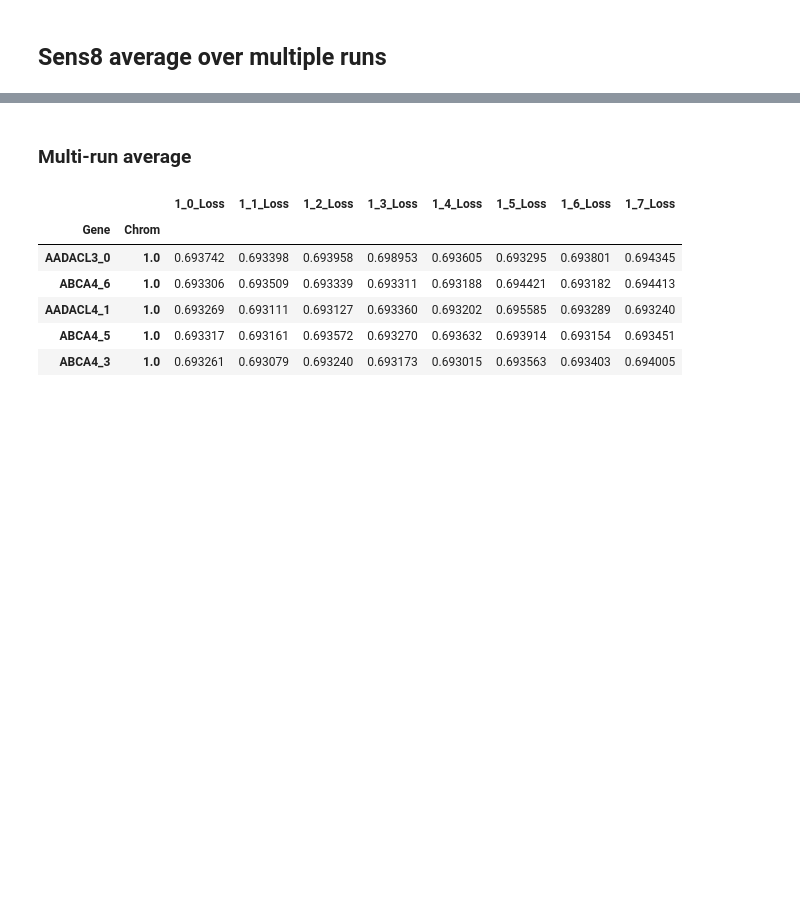
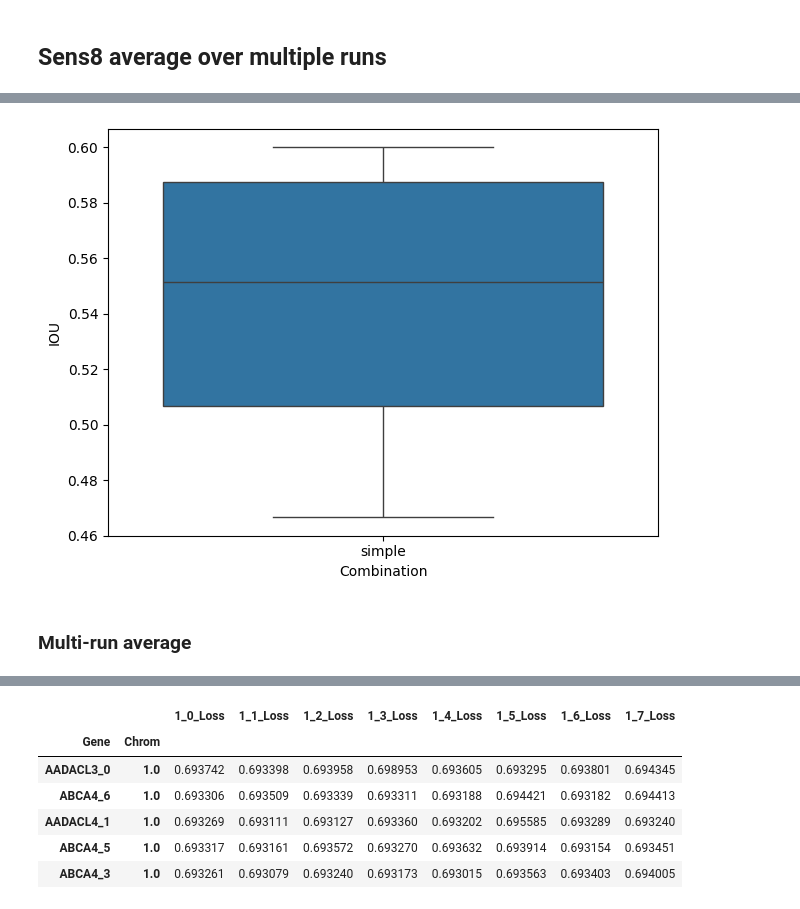
Before and after one commit to titoghose/GWANN, a Jupyter notebook: Code_AD/sensitivity_plots.ipynb, the cells around one changed output, grey strips where cells are left out. Saved outputs shown, nothing was run; the diff lists cells and outputs as text; code cells hidden in the pictures; blank space fills up the shorter version.

```diff
--- a/Code_AD/sensitivity_plots.ipynb
+++ b/Code_AD/sensitivity_plots.ipynb
@@ -954,0 +1027,22 @@ comb_df.head()
+# %%
+pairs = [(1, 2), (3, 4), (5, 6), (7, 8)]
+# p_iou = {'bonf':[], 'hmp':[], 'simple':[]}
+# for adj in ['bonf', 'hmp', 'simple']:
+p_iou = {'simple':[]}
+for adj in ['simple']:
+    for pair in pairs:
+        hits = {p:[] for p in pair}
+        for p in pair:
+            agg_df = pd.read_csv(f'./results_Sens8_v4/results_Sens8_v4_avg/agg_P_matrix_hmp_{p}.csv')
+            agg_df['Gene'] = agg_df['Gene'].apply(lambda x: x.split('_')[0])
+
+            agg_df.sort_values(['Gene', f'adj_p_{adj}'], inplace=True)
+            agg_df.drop_duplicates(['Gene'], inplace=True)
+            hits[p] = set(agg_df.loc[agg_df[f'adj_p_{adj}'] < 0.05]['Gene'].to_list())
+
+        iou = len(hits[pair[0]].intersection(hits[pair[1]])) / len(hits[pair[0]].union(hits[pair[1]]))
+        p_iou[adj].append(iou)
+        print(f'{adj} {pair}: {iou}')
+        print(hits[pair[0]])
+        print(hits[pair[1]])
+        print()
@@ -955,3 +1065,13 @@ comb_df.head()
+# %%
+plot_df = pd.DataFrame.from_dict(p_iou)
+plot_df = pd.melt(plot_df, var_name='Combination', value_name='IOU')
+sns.boxplot(data=plot_df, x='Combination', y='IOU')
+plt.tight_layout()
+plt.savefig('p_agg_iou_both_extreme.png', dpi=100)
+# %% [output]
+[figure, added]
+# %% [markdown]
+### Multi-run average
 # %%
 dummy_df = pd.DataFrame(columns=['Gene'])
 for gs in grp_sizes:
@@ -973,8 +1093,6 @@ dummy_df.head()
 | Dummy0_13 | 0.513123 | 0.490855 | 0.498694 | 0.497862 | 0.505819 | 0.502672 | ... |
 | Dummy0_3 | 0.493230 | 0.485867 | 0.502969 | 0.497447 | 0.497862 | 0.498872 | ... |
 | Dummy0_17 | 0.509917 | 0.500831 | 0.502613 | 0.503563 | 0.498990 | 0.501722 | ... |
-# %% [markdown]
-### Multi-run average
 # %%
 def ncr(a, r, k):
     cs = list(combinations(a, r))
```
Also changed, not shown: parts of 22 cells of this notebook, 7 other files.
